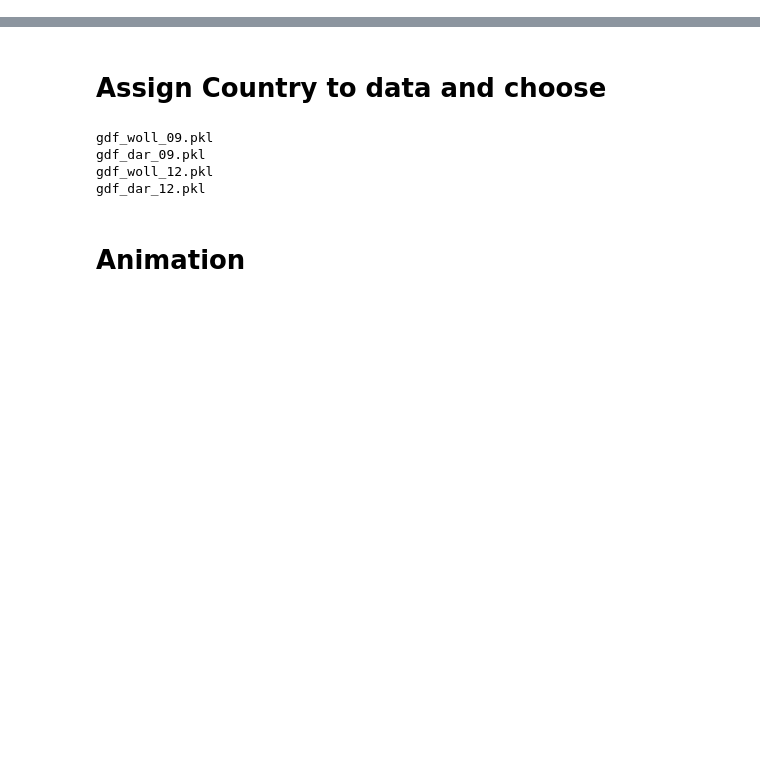
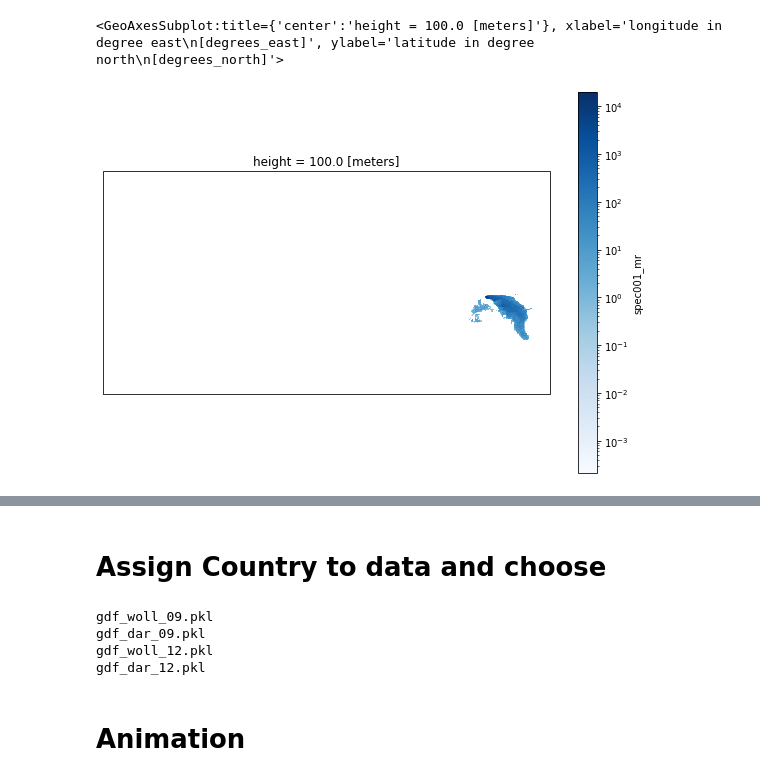
Before and after one commit to christopher-lw/ColumnFLEXPART, a Jupyter notebook: open_data/open_flexpart.ipynb, the cells around one changed output, grey strips where cells are left out. Saved outputs shown, nothing was run; the diff lists cells and outputs as text; code cells hidden in the pictures; blank space fills up the shorter version.

```diff
--- a/open_data/open_flexpart.ipynb
+++ b/open_data/open_flexpart.ipynb
@@ -71,0 +64,27 @@ fc = FlexDataCollection(dir_path + file_path, dir_path + file_path, extent=[100,
+# %%
+dir_path = "/work/bb1170/RUN/b381737/software/flexpart_v10.4_3d7eebf/output/EI20091123-20091207"
+setups = ["wu_setup", "pressure_setup", "pressure_wu_setup", "pressure_wu_fewer_setup", "test_setup", "wu_setup_2", "wu_fewer_setup", "wu_more_setup"]
+# %%
+wu_file = os.path.join(dir_path, setups[0], "grid_time_20091207210000.nc")
+pr_file = os.path.join(dir_path, setups[1], "grid_time_20091207210000.nc")
+pw_file = os.path.join(dir_path, setups[2], "grid_time_20091207210000.nc")
+pwf_file = os.path.join(dir_path, setups[3], "grid_time_20091207210000.nc")
+test_file = os.path.join(dir_path, setups[4], "grid_time_20091207210000.nc")
+wu_33_file =   "/work/bb1170/RUN/b381737/software/flexpart_v10.4_3d7eebf/output/EI_33-60_20091123-20091207/wu/grid_time_20091207210000.nc"
+wu2_file = os.path.join(dir_path, setups[5], "grid_time_20091207210000.nc")
+wu_few_file = os.path.join(dir_path, setups[6], "grid_time_20091207210000.nc")
+wu_more_file = os.path.join(dir_path, setups[7], "grid_time_20091207210000.nc")
+# %%
+#fd = FlexDataset(dir_path + file_path, extent=[100,180,-60,0], chunks=dict(time=15, pointspec=4))
+extent = [30,180,-80,0]
+chunks = dict(time=15, pointspec=4)
+#chunks=None
+fd_wu = FlexDataset(wu_file, extent, chunks=chunks, name="Wu Setup", cmaps="Reds", norm=colors.LogNorm(), station_names=["Darwin", "Wollongong"])
+fd_pr = FlexDataset(pr_file, extent, chunks=chunks, name="Pressure Setup", cmaps="Blues", norm=colors.LogNorm(), station_names=["Darwin", "Wollongong"])
+fd_pw = FlexDataset(pw_file, extent, chunks=chunks, name="Pressure Wu Setup", cmaps="Greens", norm=colors.LogNorm(), station_names=["Darwin", "Wollongong"])
+#fd_pwf = FlexDataset(pwf_file, extent, chunks=chunks, name="Pressure Wu (fewer) Setup", cmaps="Purples", norm=colors.LogNorm(), station_names=["Darwin", "Wollongong"])
+#fd_test = FlexDataset(test_file, extent, chunks=chunks, name="Test Setup", cmaps="Greens", norm=colors.LogNorm(), station_names=["Darwin", "Wollongong"])
+#fd_wu_33 = FlexDataset(wu_33_file, extent, chunks=chunks, name="Wu Setup 33-60", cmaps="Greens", norm=colors.LogNorm(), station_names=["Darwin", "Wollongong"])
+#fd_wu2 = FlexDataset(wu2_file, extent, chunks=chunks, name="Wu Setup 2", cmaps="Greens", norm=colors.LogNorm(), station_names=["Darwin", "Wollongong"])
+#fd_wu_few = FlexDataset(wu_few_file, extent, chunks=chunks, name="Wu (less particles)", cmaps="Reds", norm=colors.LogNorm(), station_names=["Darwin", "Wollongong"])
+#fd_wu_more = FlexDataset(wu_more_file, extent, chunks=chunks, name="Wu (more particles)", cmaps="Greens", norm=colors.LogNorm(), station_names=["Darwin", "Wollongong"])
@@ -71,0 +95,6 @@ fc = FlexDataCollection(dir_path + file_path, dir_path + file_path, extent=[100,
+# %%
+fig, ax = fd_pr.subplots(figsize=(10,7))
+fd_pr.plot(ax, 0, np.arange(99), np.arange(36))
+# %% [output]
+<GeoAxesSubplot:title={'center':'height = 100.0 [meters]'}, xlabel='longitude in degree east\n[degrees_east]', ylabel='latitude in degree north\n[degrees_north]'>
+[figure, added]
```
Also changed, not shown: parts of 17 cells of this notebook, 1 other file.
